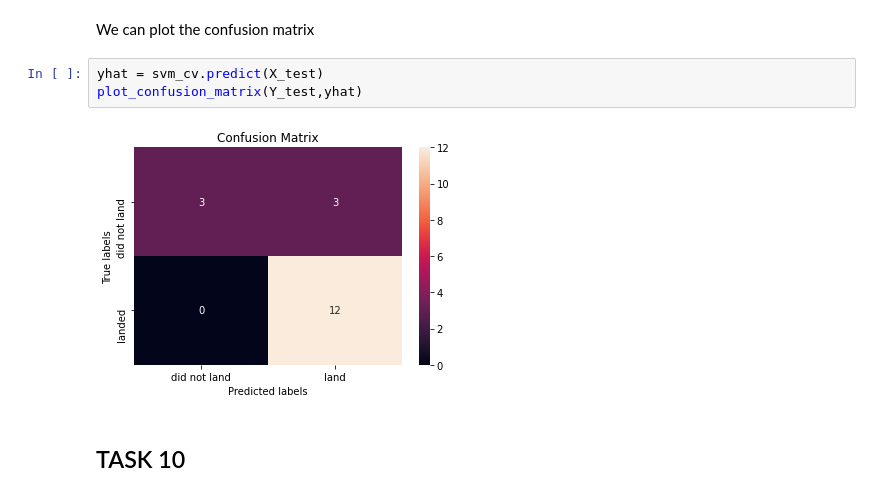
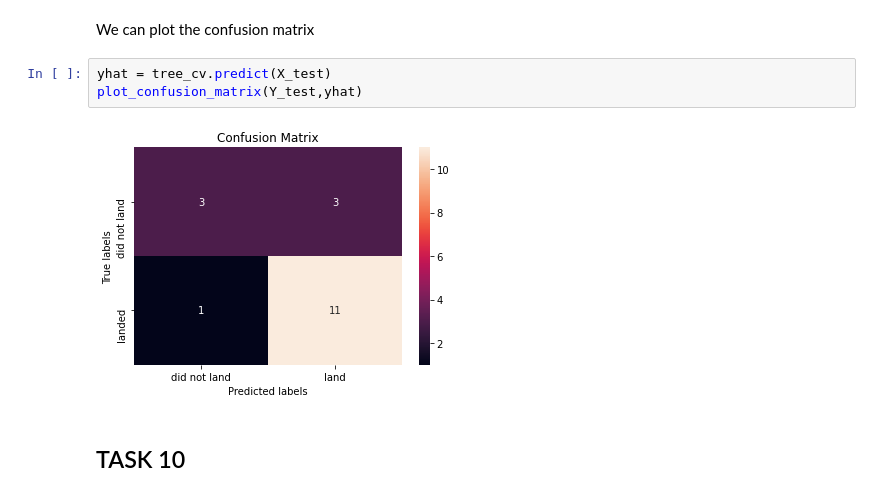
Before and after one commit to Surkelly/IBM-Data-Science-Professional-Certification, a Jupyter notebook: Lab: Machine Learning Prediction.ipynb, the cells around one changed output. Drawn from its saved outputs; the diff is of its cells as text.

```diff
--- a/Lab: Machine Learning Prediction.ipynb
+++ b/Lab: Machine Learning Prediction.ipynb
@@ -288,10 +288,10 @@ accuracy:  0.6666666666666666
 # %% [markdown]
 We can plot the confusion matrix
 # %%
-yhat = svm_cv.predict(X_test)
+yhat = tree_cv.predict(X_test)
 plot_confusion_matrix(Y_test,yhat)
 # %% [output]
-[figure, old version]
+[figure, new version]
 # %% [markdown]
 ## TASK  10
 # %% [markdown]
```
Also changed, not shown: parts of 4 cells of this notebook.
